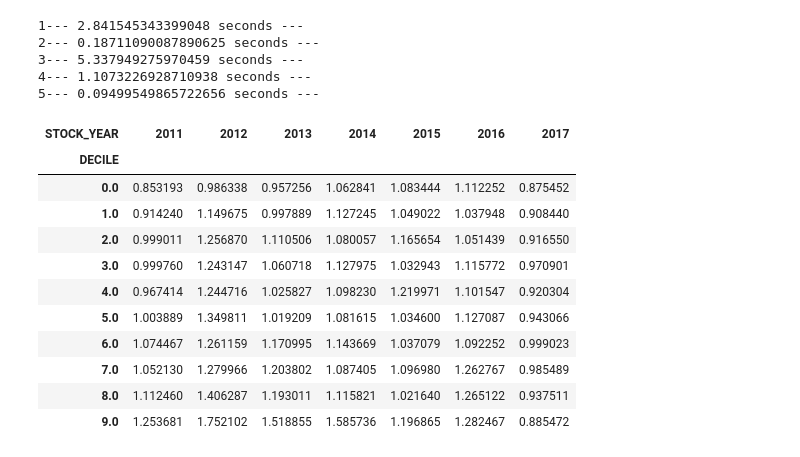
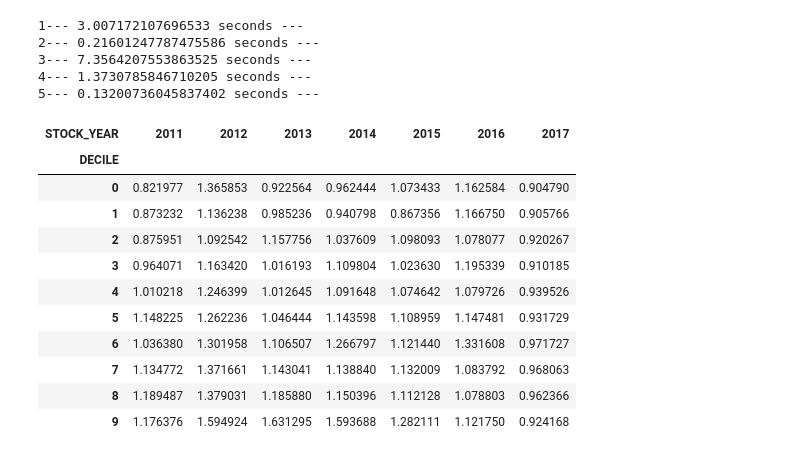
Before and after one commit to lclumos/condaExpress, a Jupyter notebook: _s1_4_result_.ipynb, the cells around one changed output. Cells and saved outputs as stored; diff of their text form; code cells hidden in the pictures.

```diff
--- a/_s1_4_result_.ipynb
+++ b/_s1_4_result_.ipynb
@@ -13,11 +13,11 @@ conn.close()
 print("1--- %s seconds ---" % (time.time() - st))
 st = time.time()
 
-#ds_ratio = ds_ratio.loc[ds_ratio['STOCK_FACTOR'] == 'EPS (VND)']
-ds_ratio = ds_ratio.loc[ds_ratio['STOCK_FACTOR'] == 'BVS']
+ds_ratio = ds_ratio.loc[ds_ratio['STOCK_FACTOR'] == 'EPS (VND)']
+#ds_ratio = ds_ratio.loc[ds_ratio['STOCK_FACTOR'] == 'BVS']
 
 ds_ratio = ds_ratio.loc[ds_ratio['STOCK_YEAR'].str.contains('TTM')==False]
-ds_ratio['STOCK_DATA'] = ds_ratio['STOCK_DATA'].str.replace('-', '')
+ds_ratio['STOCK_DATA'] = ds_ratio['STOCK_DATA'].str.replace('^-$', '')
 ds_ratio['STOCK_DATA'] = ds_ratio['STOCK_DATA'].str.replace(',', '')
 ds_ratio['STOCK_DATA'] = pd.to_numeric(ds_ratio['STOCK_DATA'])
 ds_ratio['STOCK_YEAR'] = pd.to_numeric(ds_ratio['STOCK_YEAR'])
@@ -28,45 +28,47 @@ st = time.time()
 ds_price['STOCK_DATE'] = pd.to_datetime(ds_price['STOCK_DATE'], format='%m/%d/%Y')
 ds_price['STOCK_YEAR'] = ds_price['STOCK_DATE'].dt.year
 ds_price['STOCK_QUARTER'] = ds_price['STOCK_YEAR'].astype('str') + ds_price['STOCK_DATE'].dt.quarter.astype('str')
 ds_price['STOCK_CLOSE'] = ds_price['STOCK_CLOSE'].str.replace(',', '').astype(float)
 
 print("3--- %s seconds ---" % (time.time() - st))
 st = time.time()
 
 ds_price = ds_price.sort_values(['STOCK_DATE'], ascending=[False]).groupby(['STOCK_CODE', 'STOCK_QUARTER']).nth(0)
 ds_price['NEXT-PRICE-Q'] = ds_price.groupby(level=0)['STOCK_CLOSE'].shift(-1)
 ds_price = ds_price.sort_values(['STOCK_DATE'], ascending=[False]).groupby(['STOCK_CODE', 'STOCK_YEAR']).nth(0)
 ds_price['NEXT-PRICE-Y'] = ds_price.groupby(level=0)['STOCK_CLOSE'].shift(-1)
 
 print("4--- %s seconds ---" % (time.time() - st))
 st = time.time()
 
 ds_ratio = ds_ratio.merge(ds_price, left_on=['STOCK_CODE', 'STOCK_YEAR'], right_on=['STOCK_CODE', 'STOCK_YEAR'], how='right')
 ds_ratio['EP'] = ds_ratio['STOCK_DATA'].div(ds_ratio['NEXT-PRICE-Q'])
+ds_ratio = ds_ratio.loc[ds_ratio['EP'].notnull()]
 ds_ratio['RETURN'] = ds_ratio['NEXT-PRICE-Y'].div(ds_ratio['NEXT-PRICE-Q'])
 ds_ratio['DECILE'] = (ds_ratio.groupby('STOCK_YEAR')['EP']
                                 .apply(lambda x: pd.qcut(x,10,duplicates='drop',labels=False)))
+
 s1 = ds_ratio.groupby(['STOCK_YEAR','DECILE'], as_index=False).mean()
 
 print("5--- %s seconds ---" % (time.time() - st))
 st = time.time()
 
 s1.pivot(index='DECILE', columns='STOCK_YEAR', values='RETURN')
 # %% [output]
-1--- 2.841545343399048 seconds ---
-2--- 0.18711090087890625 seconds ---
-3--- 5.337949275970459 seconds ---
-4--- 1.1073226928710938 seconds ---
-5--- 0.09499549865722656 seconds ---
+1--- 3.007172107696533 seconds ---
+2--- 0.21601247787475586 seconds ---
+3--- 7.3564207553863525 seconds ---
+4--- 1.3730785846710205 seconds ---
+5--- 0.13200736045837402 seconds ---
 | STOCK_YEAR | 2011 | 2012 | 2013 | 2014 | 2015 | 2016 | 2017 |
 | DECILE |  |  |  |  |  |  |  |
-| 0.0 | 0.853193 | 0.986338 | 0.957256 | 1.062841 | 1.083444 | 1.112252 | 0.875452 |
-| 1.0 | 0.914240 | 1.149675 | 0.997889 | 1.127245 | 1.049022 | 1.037948 | 0.908440 |
-| 2.0 | 0.999011 | 1.256870 | 1.110506 | 1.080057 | 1.165654 | 1.051439 | 0.916550 |
-| 3.0 | 0.999760 | 1.243147 | 1.060718 | 1.127975 | 1.032943 | 1.115772 | 0.970901 |
-| 4.0 | 0.967414 | 1.244716 | 1.025827 | 1.098230 | 1.219971 | 1.101547 | 0.920304 |
-| 5.0 | 1.003889 | 1.349811 | 1.019209 | 1.081615 | 1.034600 | 1.127087 | 0.943066 |
-| 6.0 | 1.074467 | 1.261159 | 1.170995 | 1.143669 | 1.037079 | 1.092252 | 0.999023 |
-| 7.0 | 1.052130 | 1.279966 | 1.203802 | 1.087405 | 1.096980 | 1.262767 | 0.985489 |
-| 8.0 | 1.112460 | 1.406287 | 1.193011 | 1.115821 | 1.021640 | 1.265122 | 0.937511 |
-| 9.0 | 1.253681 | 1.752102 | 1.518855 | 1.585736 | 1.196865 | 1.282467 | 0.885472 |
+| 0 | 0.821977 | 1.365853 | 0.922564 | 0.962444 | 1.073433 | 1.162584 | 0.904790 |
+| 1 | 0.873232 | 1.136238 | 0.985236 | 0.940798 | 0.867356 | 1.166750 | 0.905766 |
+| 2 | 0.875951 | 1.092542 | 1.157756 | 1.037609 | 1.098093 | 1.078077 | 0.920267 |
+| 3 | 0.964071 | 1.163420 | 1.016193 | 1.109804 | 1.023630 | 1.195339 | 0.910185 |
+| 4 | 1.010218 | 1.246399 | 1.012645 | 1.091648 | 1.074642 | 1.079726 | 0.939526 |
+| 5 | 1.148225 | 1.262236 | 1.046444 | 1.143598 | 1.108959 | 1.147481 | 0.931729 |
+| 6 | 1.036380 | 1.301958 | 1.106507 | 1.266797 | 1.121440 | 1.331608 | 0.971727 |
+| 7 | 1.134772 | 1.371661 | 1.143041 | 1.138840 | 1.132009 | 1.083792 | 0.968063 |
+| 8 | 1.189487 | 1.379031 | 1.185880 | 1.150396 | 1.112128 | 1.078803 | 0.962366 |
+| 9 | 1.176376 | 1.594924 | 1.631295 | 1.593688 | 1.282111 | 1.121750 | 0.924168 |
```
Also changed, not shown: 2 other files.
